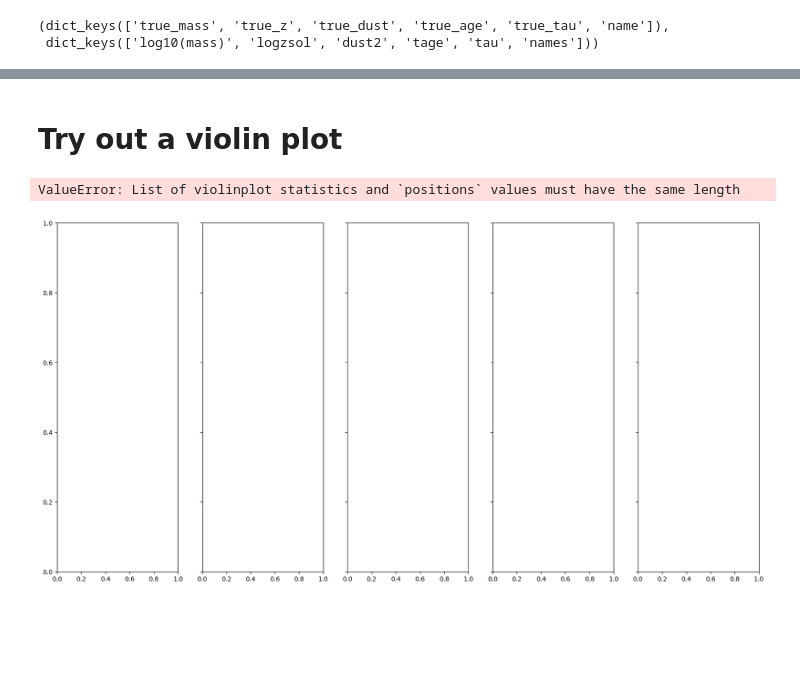
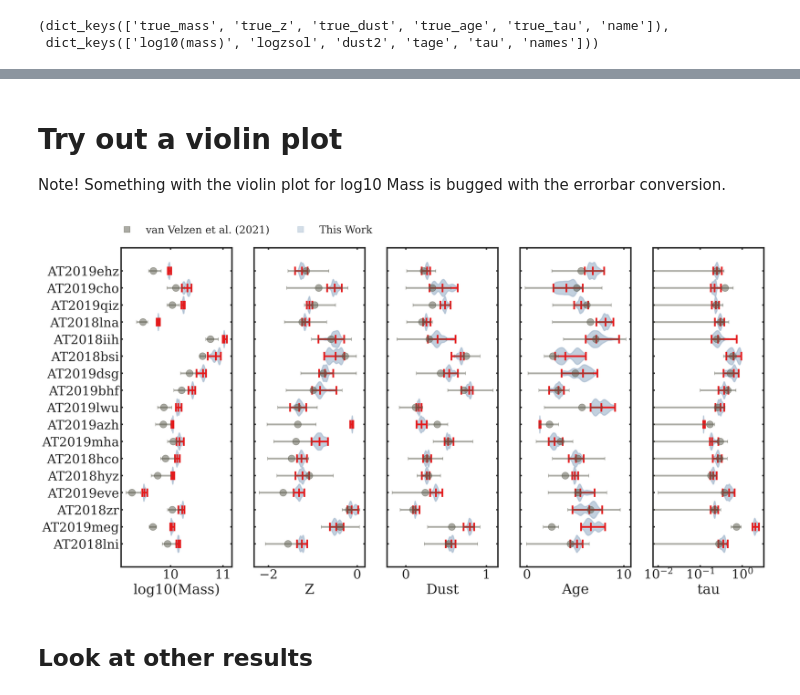
Before and after one commit to noahfranz13/SO-Classes, a Jupyter notebook: ASTR513/Project/analysis.ipynb, the cells around one changed output, grey strips where cells are left out. Saved outputs shown, nothing was run; the diff lists cells and outputs as text; code cells hidden in the pictures; blank space fills up the shorter version.

```diff
--- a/ASTR513/Project/analysis.ipynb
+++ b/ASTR513/Project/analysis.ipynb
@@ -199,14 +251,14 @@ for d, t, key in zip(dfdict.values(), true.values(), keys):
 fig, ax = plt.subplots(1,5, sharey=True, figsize=(20,10))
 for ii, key in enumerate(comb):
     df = comb[key].sort_values('name', inplace=False)
-    ax[ii].errorbar(df.median_Franz, df.name, xerr=[df.negErr_1s, df.posErr_1s], fmt='cornflowerblue', label='This Work', elinewidth=20, marker=None, linestyle='None')
-    ax[ii].errorbar(df.median_Franz, df.name, xerr=[df.negErr_2s, df.posErr_2s], fmt='cornflowerblue', alpha=0.75, elinewidth=10, marker=None, linestyle='None')
-    ax[ii].errorbar(df.median_Franz, df.name, xerr=[df.negErr_3s, df.posErr_3s], fmt='cornflowerblue', alpha=0.55, elinewidth=5, marker=None, linestyle='None')
+    ax[ii].errorbar(df.median_Franz, df.name, xerr=[df.negErr_1s, df.posErr_1s], fmt=myColor, label='This Work', elinewidth=20, marker=None, linestyle='None')
+    ax[ii].errorbar(df.median_Franz, df.name, xerr=[df.negErr_2s, df.posErr_2s], fmt=myColor, alpha=0.75, elinewidth=10, marker=None, linestyle='None')
+    ax[ii].errorbar(df.median_Franz, df.name, xerr=[df.negErr_3s, df.posErr_3s], fmt=myColor, alpha=0.55, elinewidth=5, marker=None, linestyle='None')
     #pos = list(range(len(df.name)))
     #print(len(pos))
     #print(len(df.median_Franz))
     #ax[ii].violinplot(df.median_Franz, pos)
-    ax[ii].errorbar(df.median_vanVelzen, df.name, xerr=[df.negErr, df.posErr], fmt='ko', label='van Velzen et al. (2021)', capsize=3)
+    ax[ii].errorbar(df.median_vanVelzen, df.name, xerr=[df.negErr, df.posErr], color=vvColor, marker='o', linestyle='None', label='van Velzen et al. (2021)', capsize=3)
     ax[ii].set_xlabel(key)
 
 ax[0].legend(ncols=2, bbox_to_anchor=(2.35,1.1), fontsize=18, frameon=False)
@@ -218,19 +267,0 @@ ax[-1].set_xscale('log')
-# %%
-# read in the json files
-
-colordata = {'u-r color': [],
-             'upper': [],
-             'lower': [],
-             'name': []}
-for jfile in glob.glob('data/model/*.json'):
-    with open(jfile, 'r') as j:
-        data = json.load(j)
-
-    colordata['u-r color'].append(data['u_r'][0])
-    colordata['upper'].append(data['u_r'][1])
-    colordata['lower'].append(data['u_r'][2])
-    colordata['name'].append(os.path.basename(jfile).split('_')[0])
-
-colordata = pd.DataFrame(colordata)
-
-colordata
@@ -350,5 +268,7 @@ ax.legend(legendlines, list(colors.name)+['This Work', 'van Velzen et al. (2021)
 # %% [markdown]
 # Try out a violin plot
+
+Note! Something with the violin plot for log10 Mass is bugged with the errorbar conversion.
 # %%
 subdict = {'name': [],
            'data': []
@@ -380,39 +300,38 @@ fig, ax = plt.subplots(1,5, sharey=True, figsize=(20,10))
 for ii, key in enumerate(combviolin):
 
     data = combviolin[key].data.values
-    names = combviolin[key].name
+    names = combviolin[key].name.values
     # Create a violin plot of my chains
-    pos = list(range(17))
+    pos = list(range(len(names)))
     if key == 'log10(Mass)':
         toplot = [np.log10(d) for d in data]
     else:
         toplot = data
     parts = ax[ii].violinplot(toplot, pos, widths=1, showextrema=True,
                               showmedians=True, vert=False)
 
     for pc in parts['bodies']:
-        pc.set_facecolor('cornflowerblue')
-        pc.set_edgecolor('cornflowerblue')
+        pc.set_facecolor(myColor)
+        pc.set_edgecolor(myColor)
         pc.set_alpha(0.7)
 
     # overplot Sjoert's results
     ax[ii].errorbar(combviolin[key]['median'], pos, xerr=[combviolin[key].negErr, combviolin[key].posErr],
-                    fmt='o', color='darkred', label='van Velzen et al. (2021)', capsize=3, alpha=0.5)
+                   fmt='o', color=vvColor, label='van Velzen et al. (2021)', capsize=3, alpha=0.5)
 
     # Customize the plot as needed
     ax[ii].set_yticks(pos)
     ax[ii].set_xlabel(key)
     ax[ii].set_yticklabels(names)
     #ax[ii].set_xticks(ax[ii].get_xticks(), ax[ii].get_xticklabels(), rotation=45)
 
 #ax[0].set_xscale('log')
 ax[-1].set_xscale('log')
 
 #plt.show()
-ax[0].legend([Line2D([0],[0],color='darkred', marker='s', linestyle='None', markersize=10, alpha=0.5),
-              Line2D([0], [0], color='cornflowerblue', marker='s', linestyle='None', markersize=10, alpha=0.5)],
+ax[0].legend([Line2D([0],[0],color=vvColor, marker='s', linestyle='None', markersize=10, alpha=0.5),
+              Line2D([0], [0], color=myColor, marker='s', linestyle='None', markersize=10, alpha=0.5)],
              ['van Velzen et al. (2021)', 'This Work'],
              ncols=2, bbox_to_anchor=(2.35,1.1), fontsize=18, frameon=False);
 # %% [output]
-ValueError: List of violinplot statistics and `positions` values must have the same length
-[figure, old version]
+[figure, new version]
@@ -420,0 +338,2 @@ np.arange(0,1)
+# %% [markdown]
+## Look at other results
```
Also changed, not shown: parts of 27 cells of this notebook, 51 other files.
